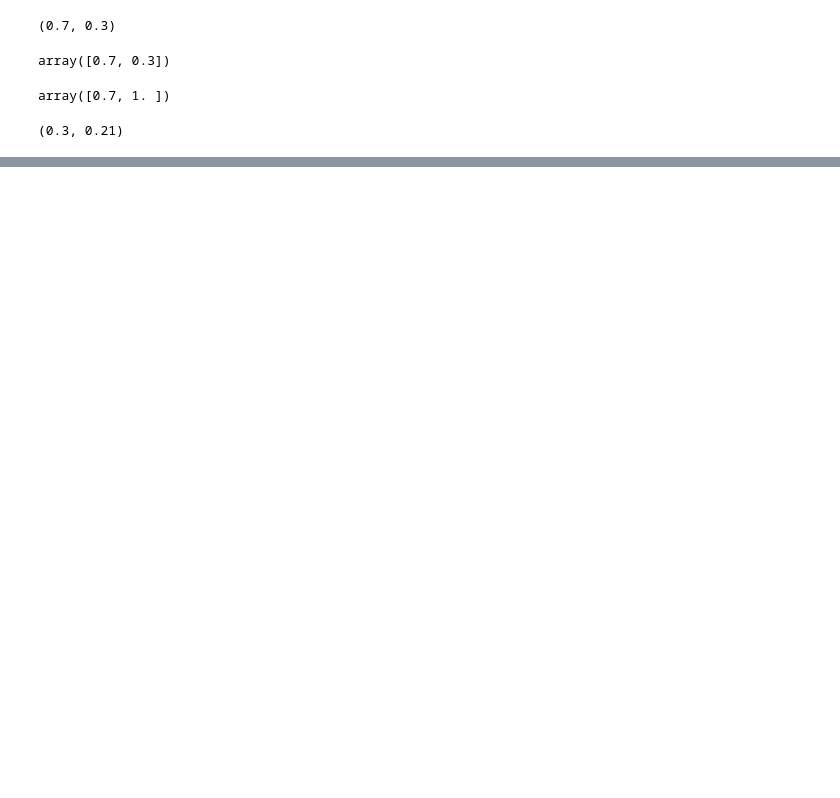
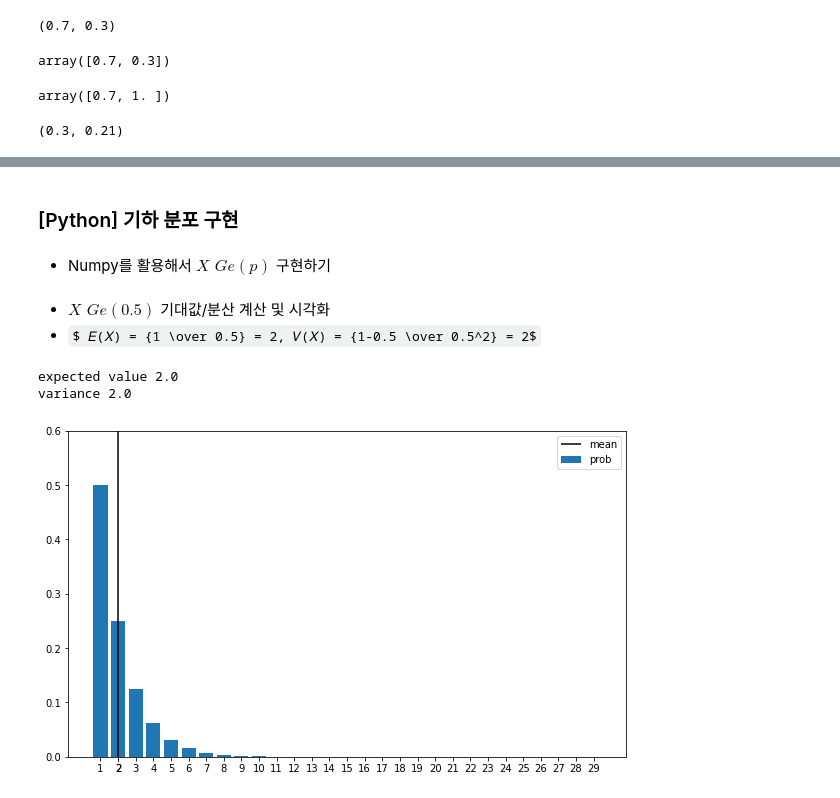
Before and after one commit to Zamoca42/TIL, a Jupyter notebook: math/Discrete_Probability_Distribution.ipynb, the cells around one changed output, grey strips where cells are left out. Saved outputs shown, nothing was run; the diff lists cells and outputs as text; code cells hidden in the pictures; some formulas as TeX source; blank space fills up the shorter version.

```diff
--- a/math/Discrete_Probability_Distribution.ipynb
+++ b/math/Discrete_Probability_Distribution.ipynb
@@ -159,0 +283,28 @@ rv.mean(), rv.var()
+# %% [markdown]
+### [Python] 기하 분포 구현
+# %% [markdown]
+- Numpy를 활용해서 $ X\mbox{~}𝐺𝑒(𝑝)$ 구현하기
+# %%
+def Ge(p):
+    x_set = np.arange(1, 30)
+    def f(x):
+        if x in x_set:
+            return p * (1-p) ** (x-1)
+        else:
+            return 0
+    return x_set, f
+# %% [markdown]
+- $ X\mbox{~}𝐺𝑒(0.5)$ 기대값/분산 계산 및 시각화
+- $ 𝐸(𝑋) = {1 \over 0.5} = 2, 𝑉(𝑋) = {1-0.5 \over 0.5^2} = 2$
+# %%
+p = 0.5
+X = Ge(p)
+# %%
+check_prob(X)
+# %% [output]
+expected value 2.0
+variance 2.0
+# %%
+plot_prob(X)
+# %% [output]
+[figure, added]
```
Also changed, not shown: parts of 32 cells of this notebook.
